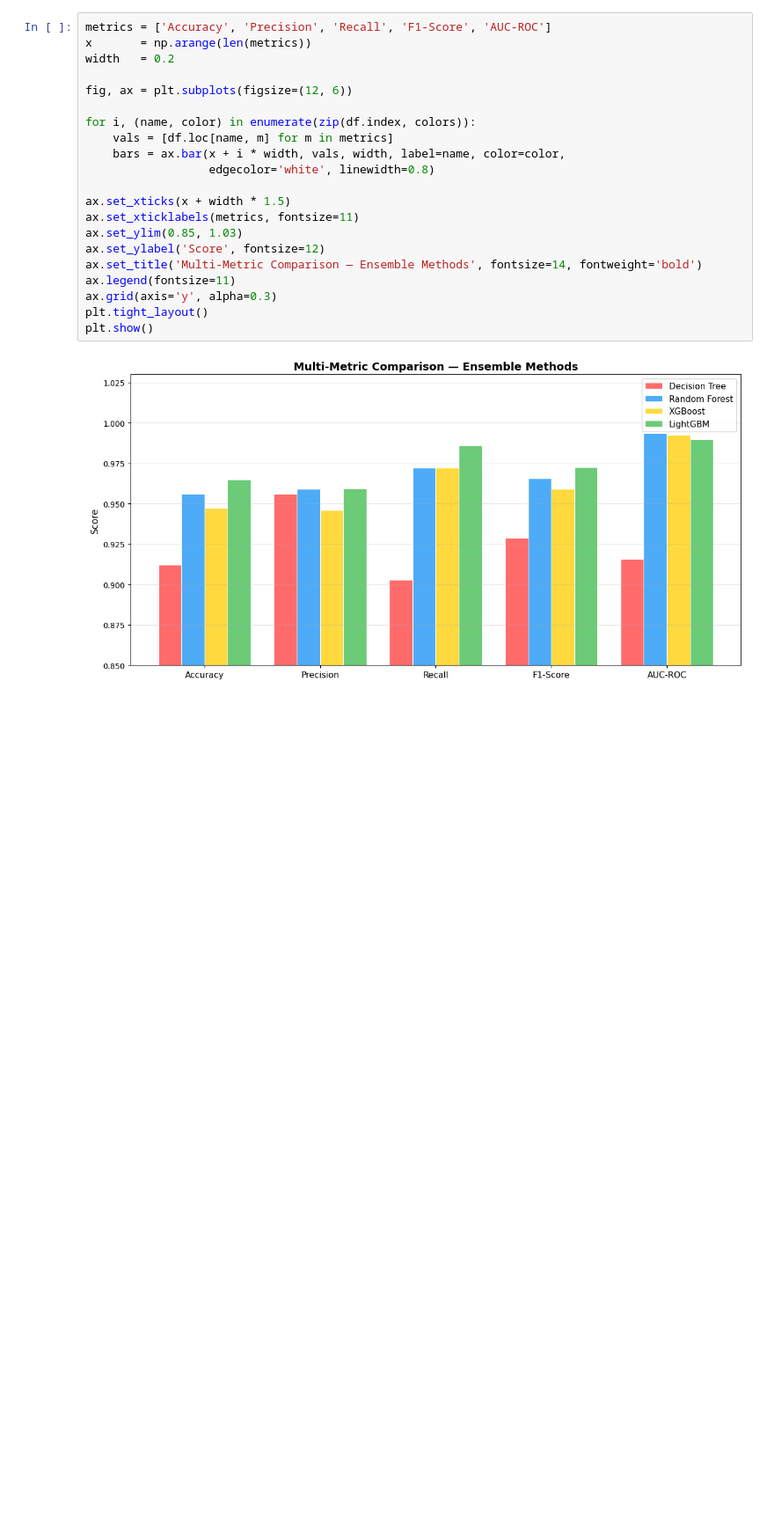
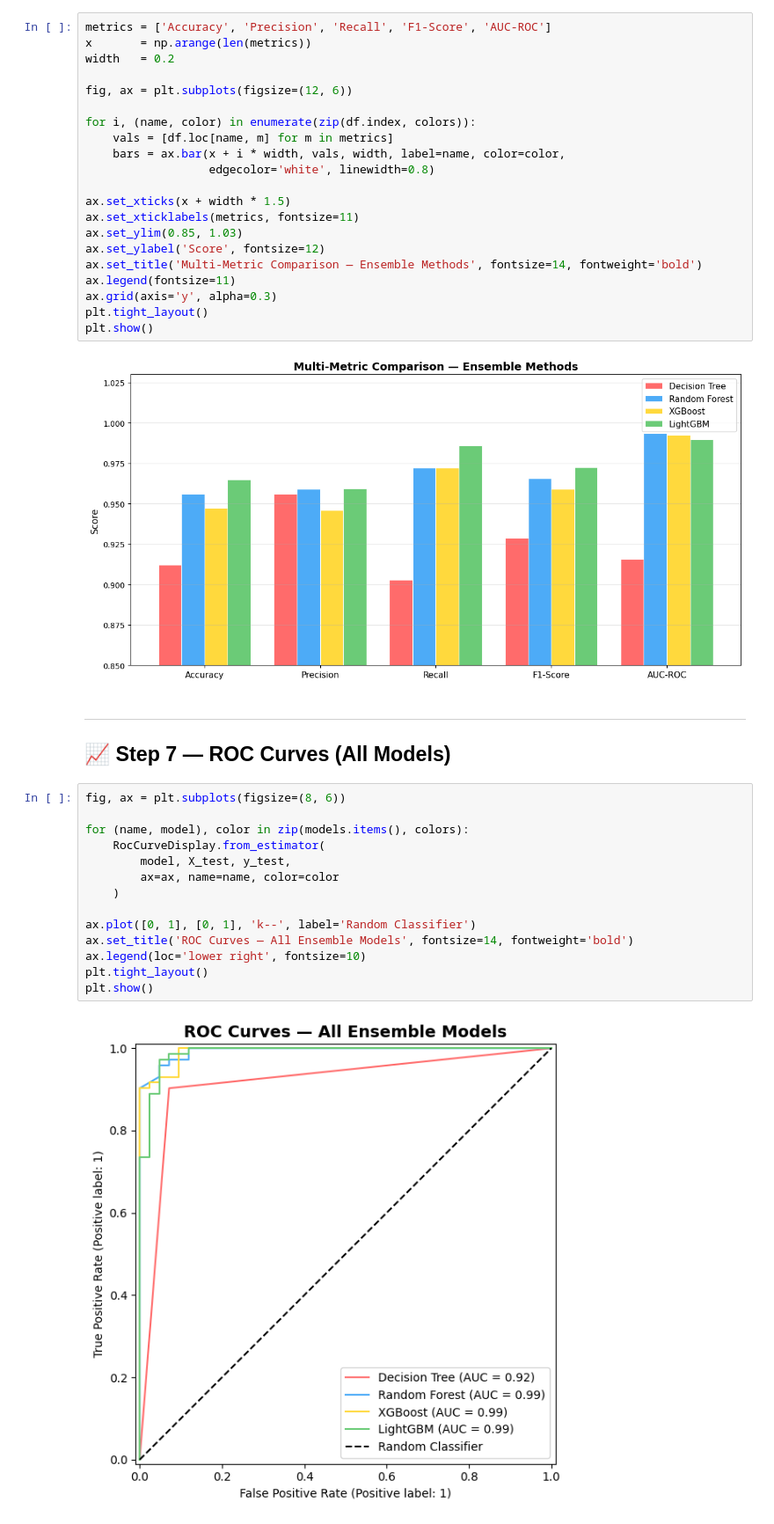
Before and after one commit to abdullah123-collab/Machine_Learning-, a Jupyter notebook: Basics/Ensemble_Methods/Comparison.ipynb, the cells around one changed output. Shown at 88% size. Drawn from its saved outputs; the diff is of its cells as text; blank space fills up the shorter version.

```diff
--- a/Basics/Ensemble_Methods/Comparison.ipynb
+++ b/Basics/Ensemble_Methods/Comparison.ipynb
@@ -223,3 +223,22 @@ plt.tight_layout()
 plt.show()
 # %% [output]
 [figure]
+# %% [markdown]
+---
+## 📈 Step 7 — ROC Curves (All Models)
+# %%
+fig, ax = plt.subplots(figsize=(8, 6))
+
+for (name, model), color in zip(models.items(), colors):
+    RocCurveDisplay.from_estimator(
+        model, X_test, y_test,
+        ax=ax, name=name, color=color
+    )
+
+ax.plot([0, 1], [0, 1], 'k--', label='Random Classifier')
+ax.set_title('ROC Curves — All Ensemble Models', fontsize=14, fontweight='bold')
+ax.legend(loc='lower right', fontsize=10)
+plt.tight_layout()
+plt.show()
+# %% [output]
+[figure, added]
```
Also changed, not shown: parts of 2 cells of this notebook.
